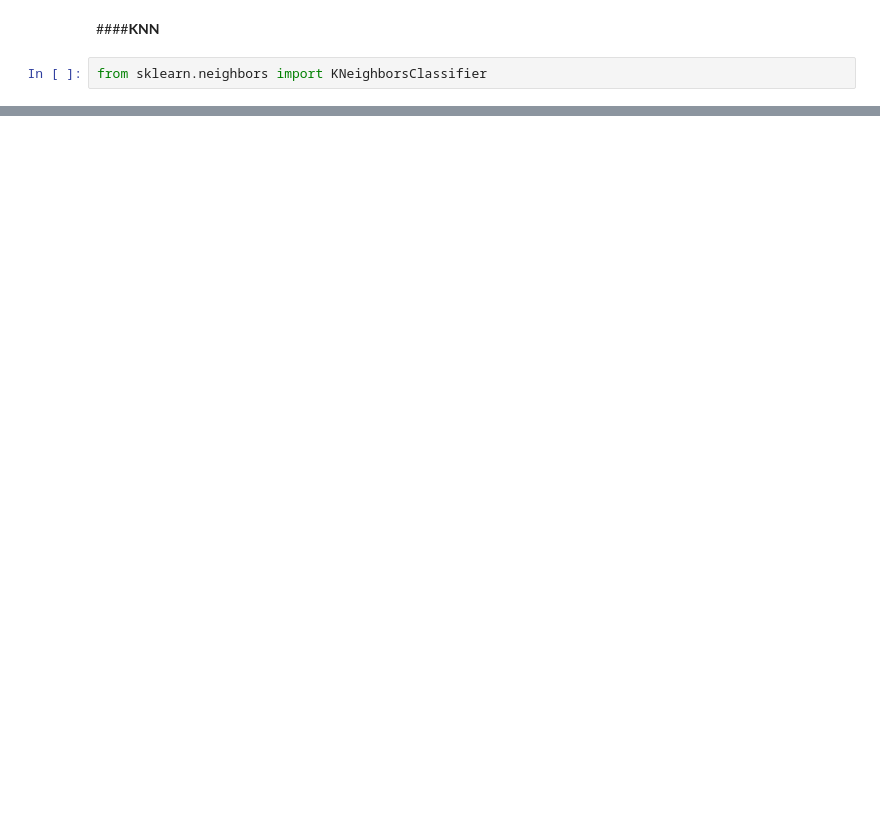
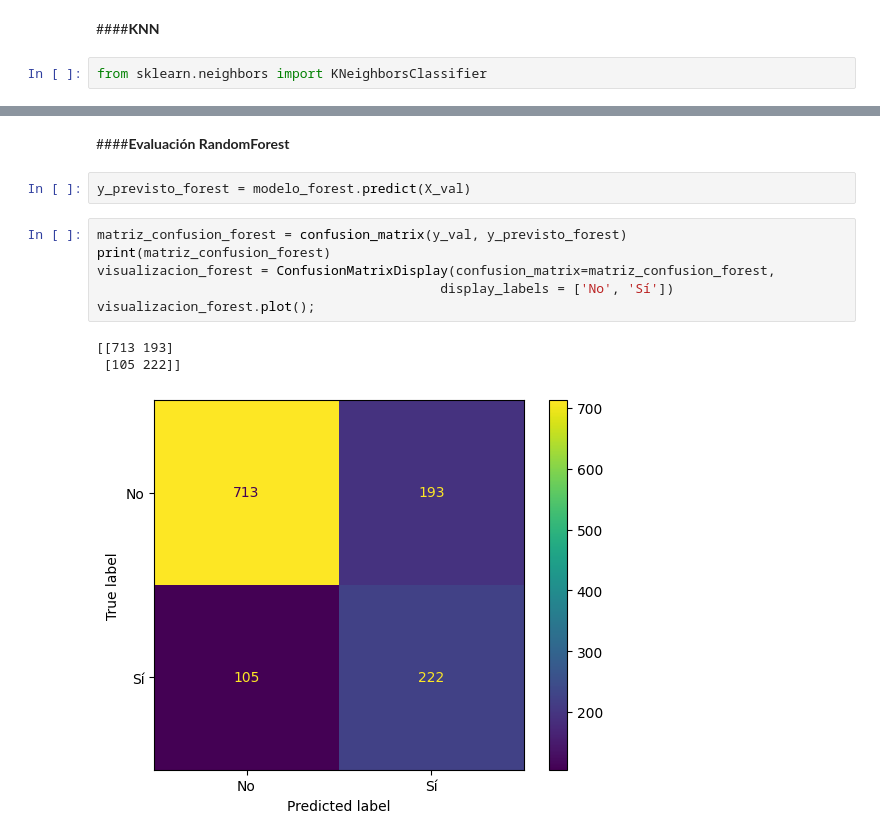
Before and after one commit to SebaDiezV/Challenge_TelecomX_Parte2_AluraLatam, a Jupyter notebook: TelecomX_Parte_2.ipynb, the cells around one changed output, grey strips where cells are left out. Cells and saved outputs as stored; diff of their text form; blank space fills up the shorter version.

```diff
--- a/TelecomX_Parte_2.ipynb
+++ b/TelecomX_Parte_2.ipynb
@@ -410,0 +459,14 @@ from sklearn.neighbors import KNeighborsClassifier
+# %% [markdown]
+####**Evaluación RandomForest**
+# %%
+y_previsto_forest = modelo_forest.predict(X_val)
+# %%
+matriz_confusion_forest = confusion_matrix(y_val, y_previsto_forest)
+print(matriz_confusion_forest)
+visualizacion_forest = ConfusionMatrixDisplay(confusion_matrix=matriz_confusion_forest,
+                                            display_labels = ['No', 'Sí'])
+visualizacion_forest.plot();
+# %% [output]
+[[713 193]
+ [105 222]]
+[figure, added]
```
Also changed, not shown: parts of 37 cells of this notebook.
